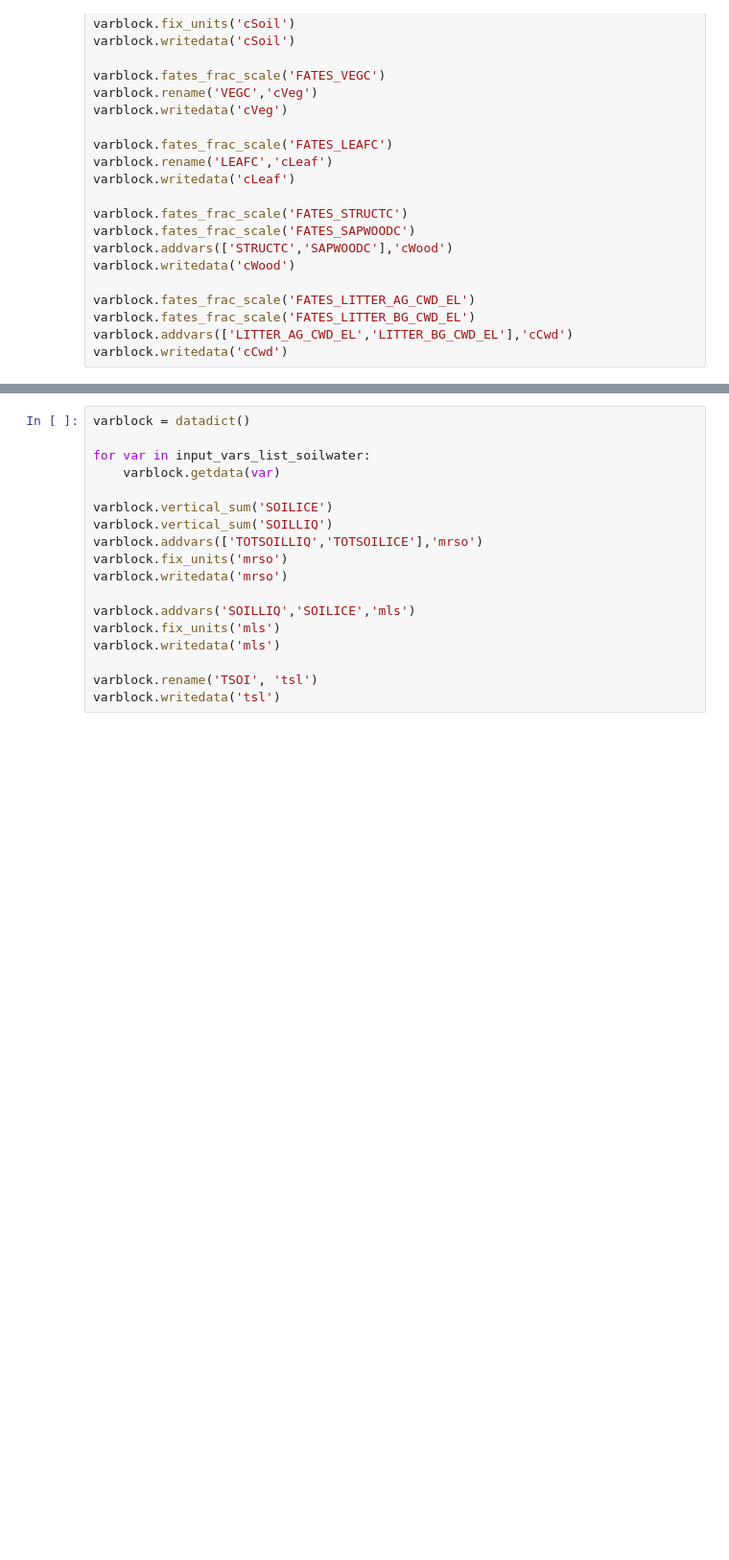
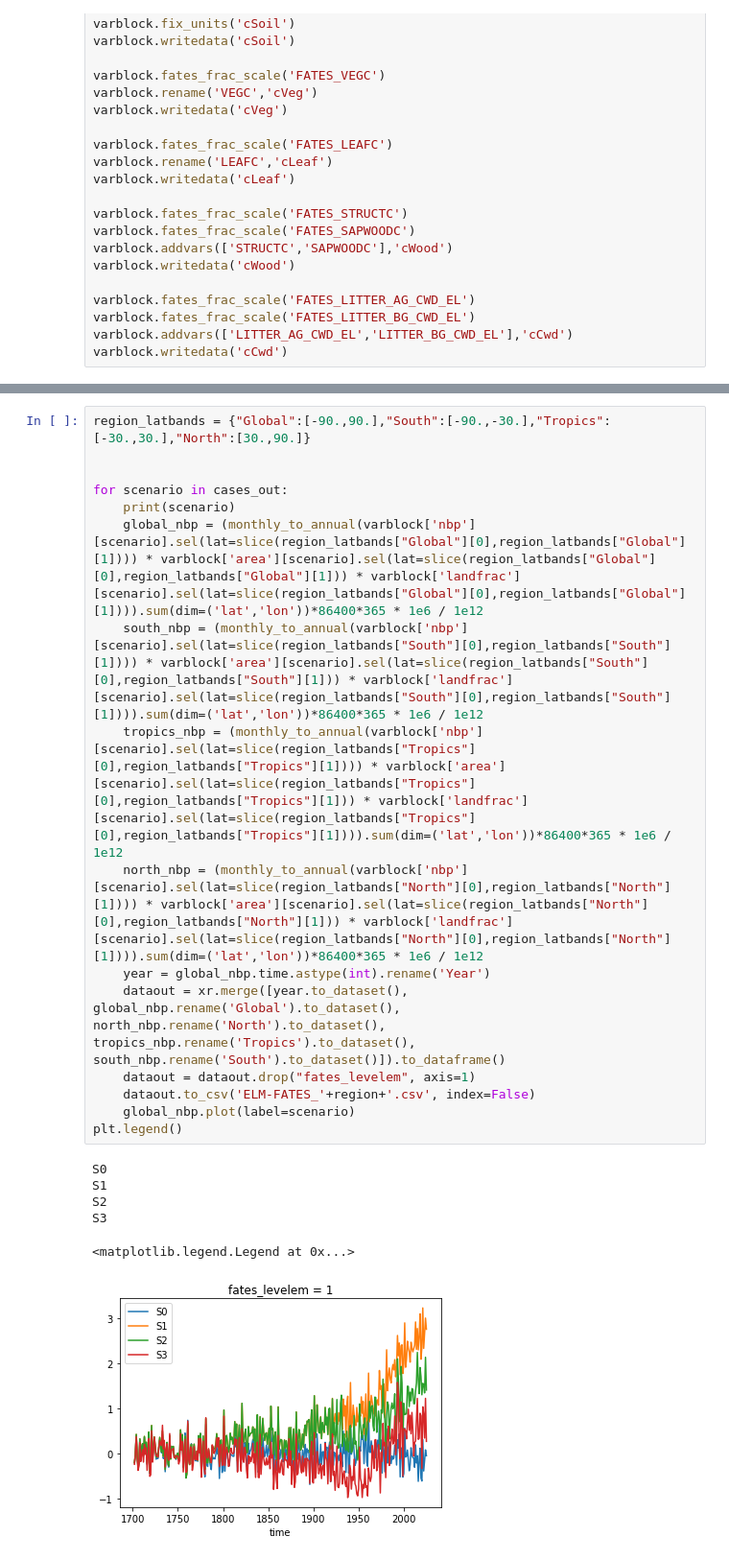
Before and after one commit to ckoven/trendy2025_scripts, a Jupyter notebook: make_trendy_postprocessed_datafiles.ipynb, the cells around one changed output, grey strips where cells are left out. Shown at 96% size. Drawn from its saved outputs; the diff is of its cells as text; blank space fills up the shorter version.

```diff
--- a/make_trendy_postprocessed_datafiles.ipynb
+++ b/make_trendy_postprocessed_datafiles.ipynb
@@ -380,21 +374,26 @@ varblock.writedata('fFire')
-# %%
-varblock = datadict()
-
-for var in input_vars_list_soilwater:
-    varblock.getdata(var)
-
-varblock.vertical_sum('SOILICE')
-varblock.vertical_sum('SOILLIQ')
-varblock.addvars(['TOTSOILLIQ','TOTSOILICE'],'mrso')
-varblock.fix_units('mrso')
-varblock.writedata('mrso')
-
-varblock.addvars('SOILLIQ','SOILICE','mls')
-varblock.fix_units('mls')
-varblock.writedata('mls')
-
-varblock.rename('TSOI', 'tsl')
-varblock.writedata('tsl')
+# %%
+region_latbands = {"Global":[-90.,90.],"South":[-90.,-30.],"Tropics":[-30.,30.],"North":[30.,90.]}
+
+
+for scenario in cases_out:
+    print(scenario)
+    global_nbp = (monthly_to_annual(varblock['nbp'][scenario].sel(lat=slice(region_latbands["Global"][0],region_latbands["Global"][1]))) * varblock['area'][scenario].sel(lat=slice(region_latbands["Global"][0],region_latbands["Global"][1])) * varblock['landfrac'][scenario].sel(lat=slice(region_latbands["Global"][0],region_latbands["Global"][1]))).sum(dim=('lat','lon'))*86400*365 * 1e6 / 1e12
+    south_nbp = (monthly_to_annual(varblock['nbp'][scenario].sel(lat=slice(region_latbands["South"][0],region_latbands["South"][1]))) * varblock['area'][scenario].sel(lat=slice(region_latbands["South"][0],region_latbands["South"][1])) * varblock['landfrac'][scenario].sel(lat=slice(region_latbands["South"][0],region_latbands["South"][1]))).sum(dim=('lat','lon'))*86400*365 * 1e6 / 1e12
+    tropics_nbp = (monthly_to_annual(varblock['nbp'][scenario].sel(lat=slice(region_latbands["Tropics"][0],region_latbands["Tropics"][1]))) * varblock['area'][scenario].sel(lat=slice(region_latbands["Tropics"][0],region_latbands["Tropics"][1])) * varblock['landfrac'][scenario].sel(lat=slice(region_latbands["Tropics"][0],region_latbands["Tropics"][1]))).sum(dim=('lat','lon'))*86400*365 * 1e6 / 1e12
+    north_nbp = (monthly_to_annual(varblock['nbp'][scenario].sel(lat=slice(region_latbands["North"][0],region_latbands["North"][1]))) * varblock['area'][scenario].sel(lat=slice(region_latbands["North"][0],region_latbands["North"][1])) * varblock['landfrac'][scenario].sel(lat=slice(region_latbands["North"][0],region_latbands["North"][1]))).sum(dim=('lat','lon'))*86400*365 * 1e6 / 1e12
+    year = global_nbp.time.astype(int).rename('Year')
+    dataout = xr.merge([year.to_dataset(), global_nbp.rename('Global').to_dataset(), north_nbp.rename('North').to_dataset(), tropics_nbp.rename('Tropics').to_dataset(), south_nbp.rename('South').to_dataset()]).to_dataframe()
+    dataout = dataout.drop("fates_levelem", axis=1)
+    dataout.to_csv('ELM-FATES_'+region+'.csv', index=False)
+    global_nbp.plot(label=scenario)
+plt.legend()
+# %% [output]
+S0
+S1
+S2
+S3
+<matplotlib.legend.Legend at 0x...>
+[figure, added]
 # %%
 varblock = datadict()
 
```
Also changed, not shown: parts of 7 cells of this notebook.
